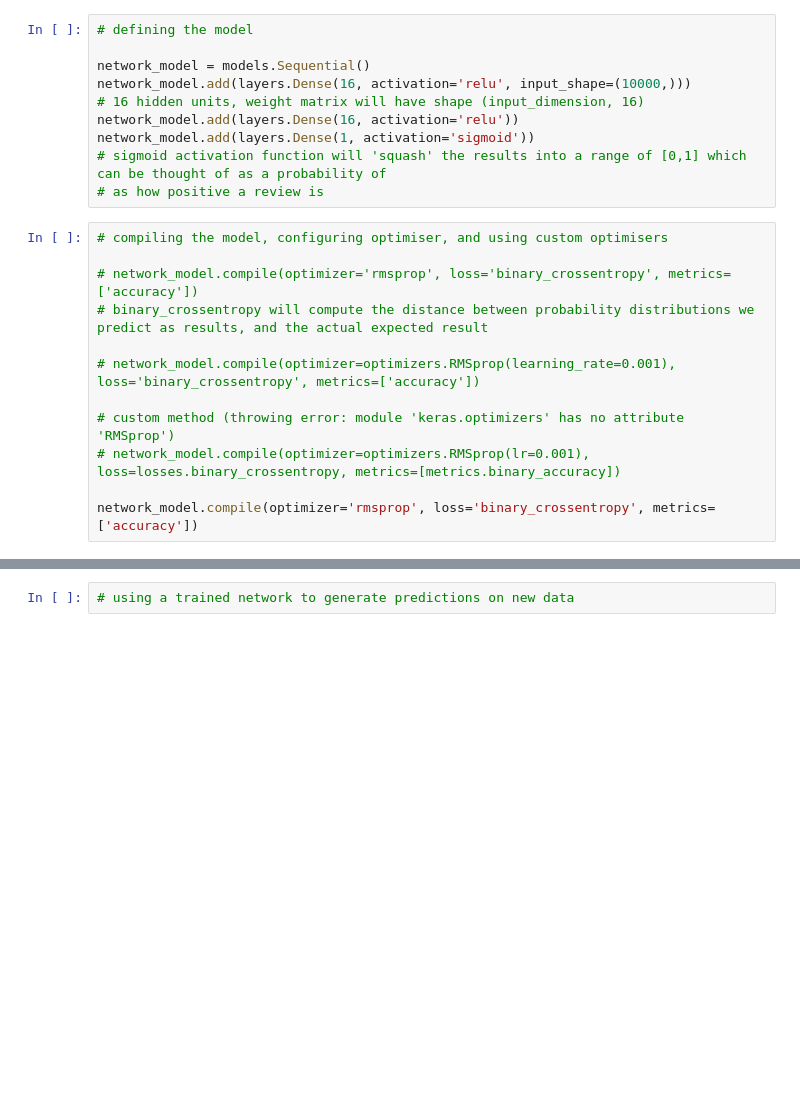
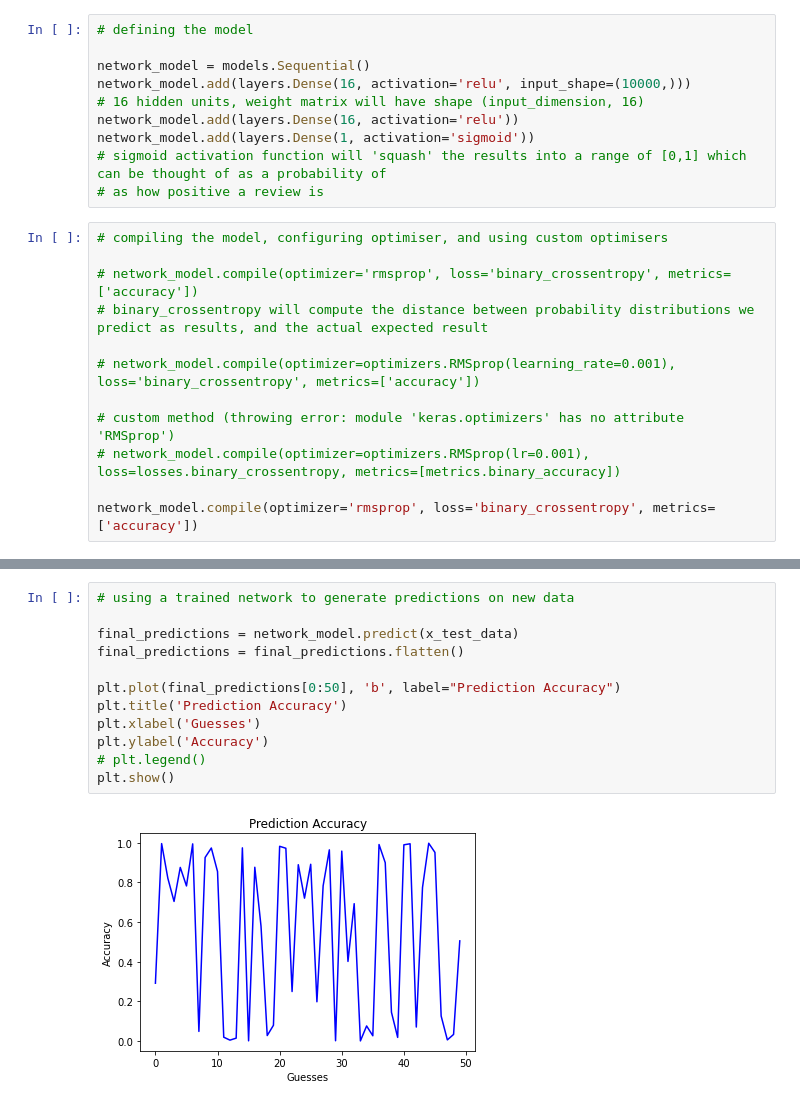
Before and after one commit to williamdarkocode/DL-ML, a Jupyter notebook: DeepLearning_ML_Fundamentals/Code/chollet_imbd_dataset.ipynb, the cells around one changed output, grey strips where cells are left out. Cells and saved outputs as stored; diff of their text form; blank space fills up the shorter version.

```diff
--- a/DeepLearning_ML_Fundamentals/Code/chollet_imbd_dataset.ipynb
+++ b/DeepLearning_ML_Fundamentals/Code/chollet_imbd_dataset.ipynb
@@ -138,2 +138,14 @@ plt.show()
-# %%
-# using a trained network to generate predictions on new data
+# %%
+# using a trained network to generate predictions on new data
+
+final_predictions = network_model.predict(x_test_data)
+final_predictions = final_predictions.flatten()
+
+plt.plot(final_predictions[0:50], 'b', label="Prediction Accuracy")
+plt.title('Prediction Accuracy')
+plt.xlabel('Guesses')
+plt.ylabel('Accuracy')
+# plt.legend()
+plt.show()
+# %% [output]
+[figure, added]
```
Also changed, not shown: parts of 2 cells of this notebook.
